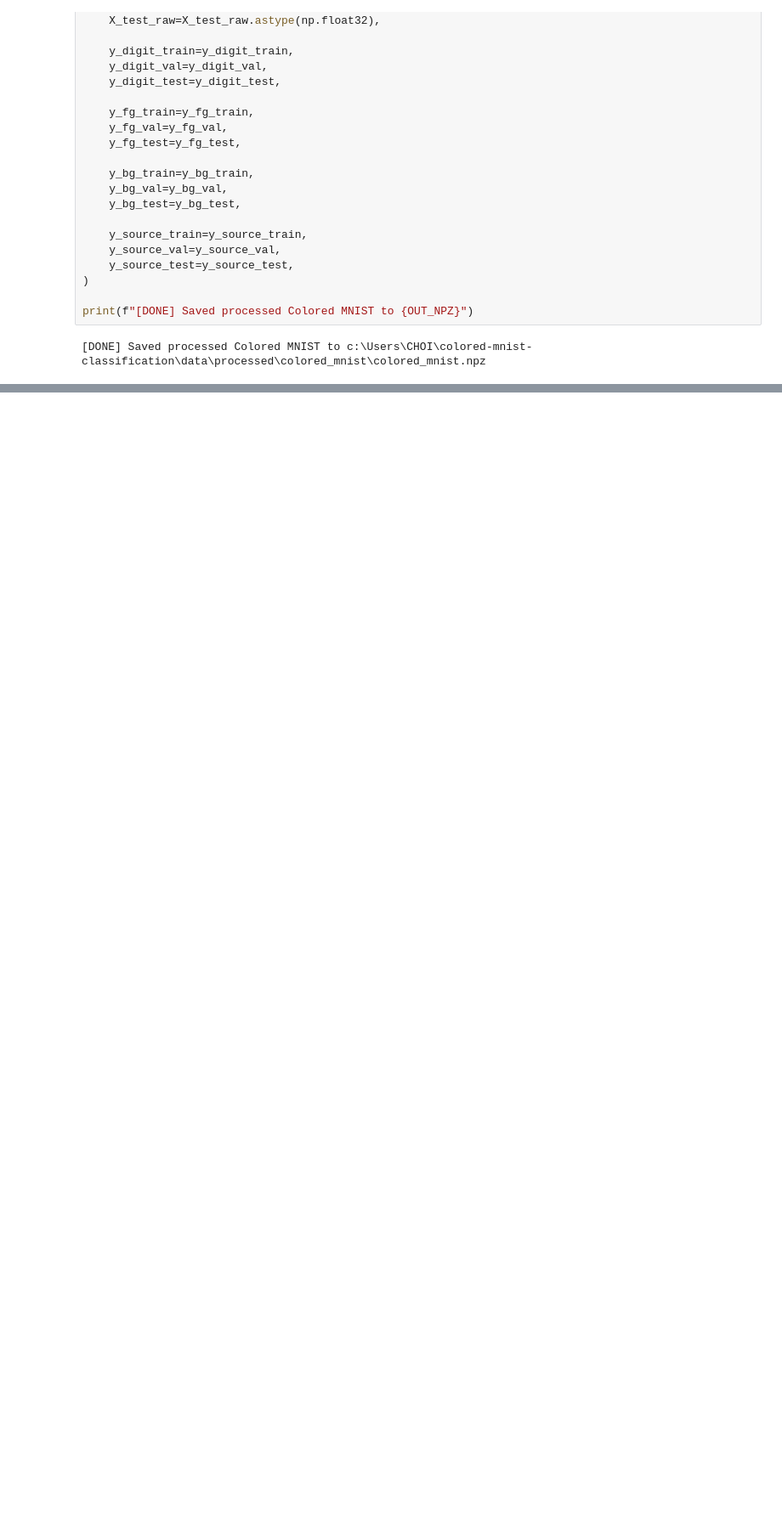
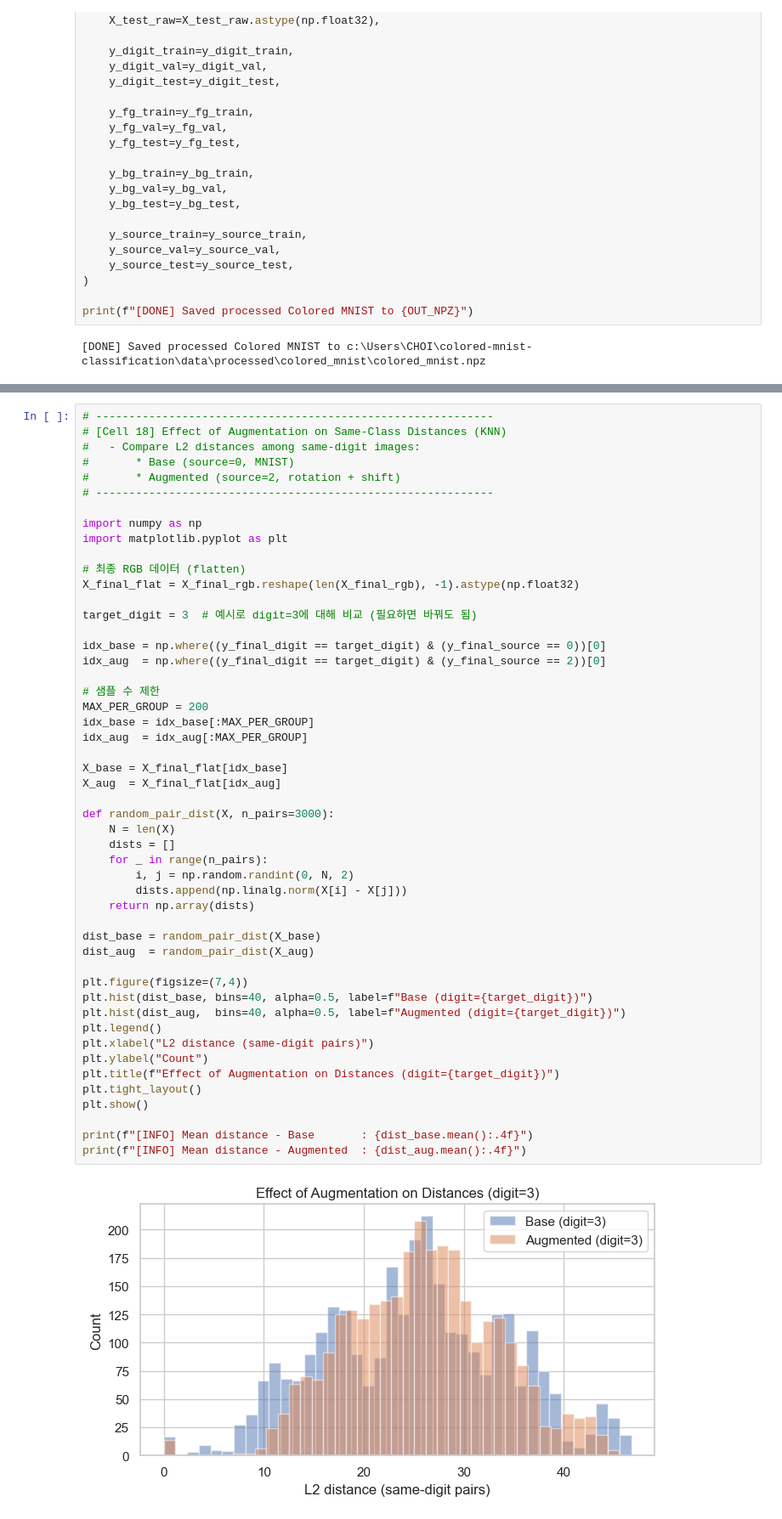
Before and after one commit to ML-SSU-2025/colored-mnist-classification, a Jupyter notebook: notebooks/01_preprocessing_colored_mnist.ipynb, the cells around one changed output, grey strips where cells are left out. Shown at 85% size. Saved outputs shown, nothing was run; the diff lists cells and outputs as text; blank space fills up the shorter version.

```diff
--- a/notebooks/01_preprocessing_colored_mnist.ipynb
+++ b/notebooks/01_preprocessing_colored_mnist.ipynb
@@ -1290,0 +1429,52 @@ print(f"[DONE] Saved processed Colored MNIST to {OUT_NPZ}")
+# %%
+# ------------------------------------------------------------
+# [Cell 18] Effect of Augmentation on Same-Class Distances (KNN)
+#   - Compare L2 distances among same-digit images:
+#       * Base (source=0, MNIST)
+#       * Augmented (source=2, rotation + shift)
+# ------------------------------------------------------------
+
+import numpy as np
+import matplotlib.pyplot as plt
+
+# 최종 RGB 데이터 (flatten)
+X_final_flat = X_final_rgb.reshape(len(X_final_rgb), -1).astype(np.float32)
+
+target_digit = 3  # 예시로 digit=3에 대해 비교 (필요하면 바꿔도 됨)
+
+idx_base = np.where((y_final_digit == target_digit) & (y_final_source == 0))[0]
+idx_aug  = np.where((y_final_digit == target_digit) & (y_final_source == 2))[0]
+
+# 샘플 수 제한
+MAX_PER_GROUP = 200
+idx_base = idx_base[:MAX_PER_GROUP]
+idx_aug  = idx_aug[:MAX_PER_GROUP]
+
+X_base = X_final_flat[idx_base]
+X_aug  = X_final_flat[idx_aug]
+
+def random_pair_dist(X, n_pairs=3000):
+    N = len(X)
+    dists = []
+    for _ in range(n_pairs):
+        i, j = np.random.randint(0, N, 2)
+        dists.append(np.linalg.norm(X[i] - X[j]))
+    return np.array(dists)
+
+dist_base = random_pair_dist(X_base)
+dist_aug  = random_pair_dist(X_aug)
+
+plt.figure(figsize=(7,4))
+plt.hist(dist_base, bins=40, alpha=0.5, label=f"Base (digit={target_digit})")
+plt.hist(dist_aug,  bins=40, alpha=0.5, label=f"Augmented (digit={target_digit})")
+plt.legend()
+plt.xlabel("L2 distance (same-digit pairs)")
+plt.ylabel("Count")
+plt.title(f"Effect of Augmentation on Distances (digit={target_digit})")
+plt.tight_layout()
+plt.show()
+
+print(f"[INFO] Mean distance - Base       : {dist_base.mean():.4f}")
+print(f"[INFO] Mean distance - Augmented  : {dist_aug.mean():.4f}")
+# %% [output]
+[figure, added]
```
Also changed, not shown: parts of 9 cells of this notebook.
